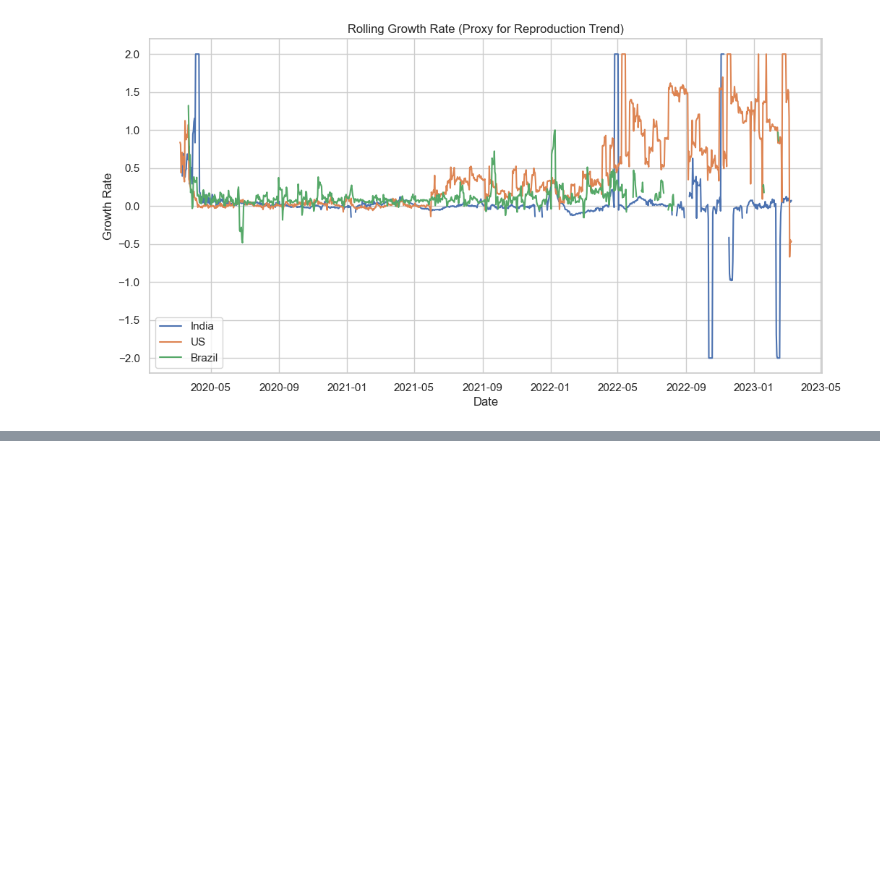
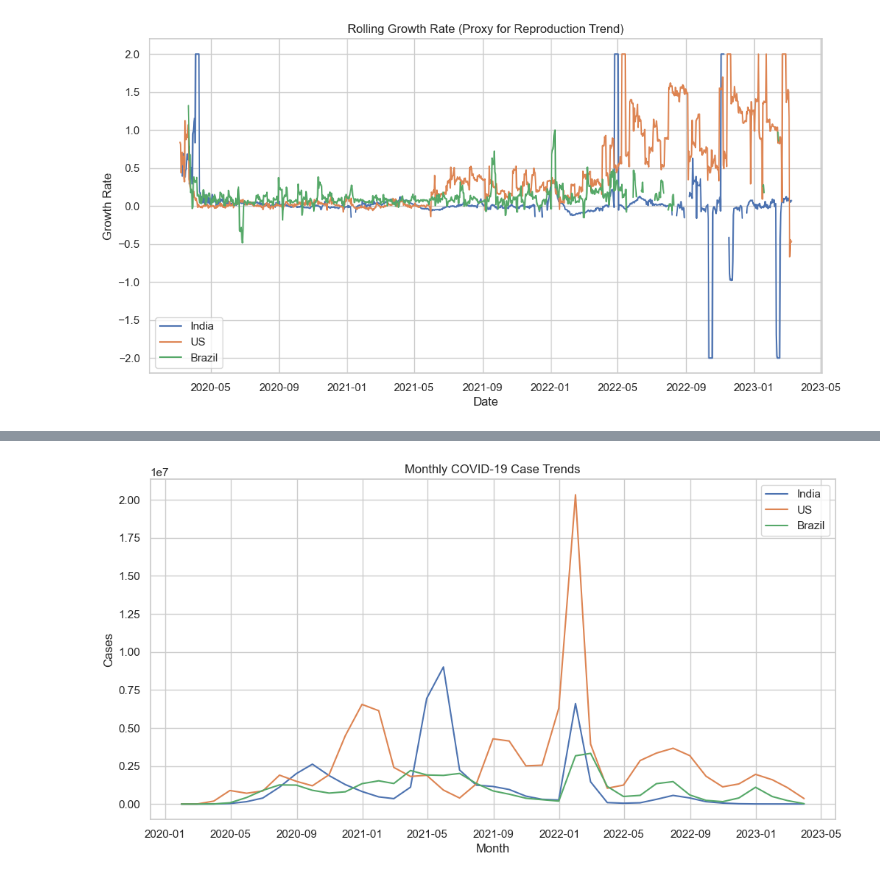
Before and after one commit to Arthika-21/Syntecxhub_task3, a Jupyter notebook: COVID-19.ipynb, the cells around one changed output, grey strips where cells are left out. Saved outputs shown, nothing was run; the diff lists cells and outputs as text; code cells hidden in the pictures; blank space fills up the shorter version.

```diff
--- a/COVID-19.ipynb
+++ b/COVID-19.ipynb
@@ -182,0 +175,17 @@ PDF Report Generated Successfully!
+# %%
+monthly_cases = daily_cases.resample("M").sum()
+
+plt.figure(figsize=(12,6))
+
+for country in countries:
+    plt.plot(monthly_cases.index, monthly_cases[country], label=country)
+
+plt.title("Monthly COVID-19 Case Trends")
+plt.xlabel("Month")
+plt.ylabel("Cases")
+plt.legend()
+
+plt.savefig("monthly_cases.png")
+plt.show()
+# %% [output]
+[figure, added]
```
Also changed, not shown: parts of 9 cells of this notebook, 2 other files.
